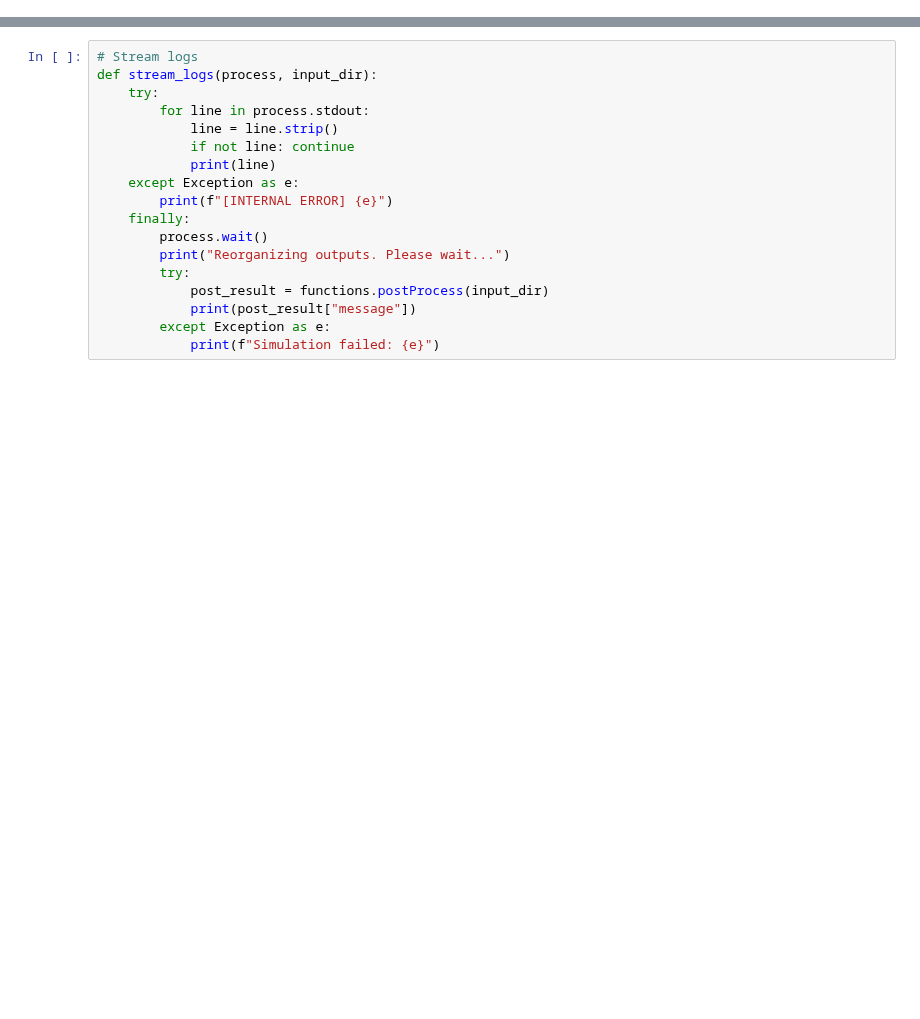
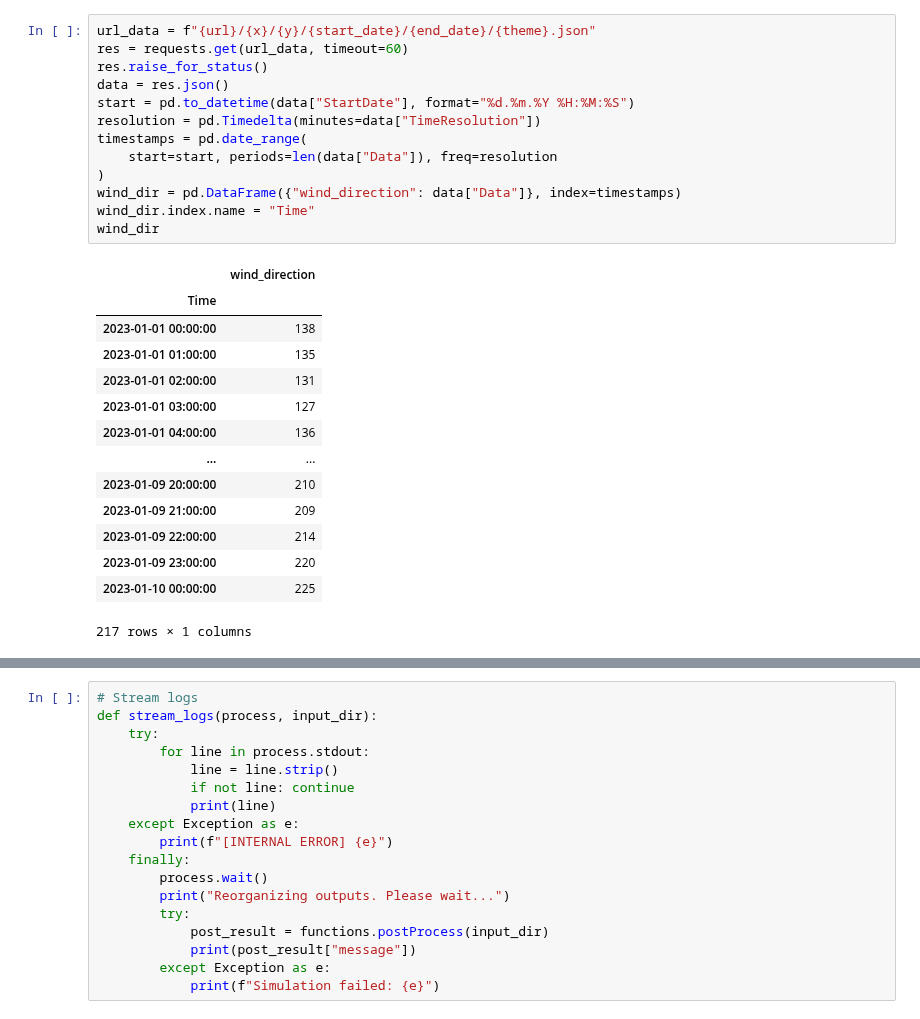
Before and after one commit to Lam-V-Nguyen/HydroAI-Fjord-Platform, a Jupyter notebook: test.ipynb, the cells around one changed output, grey strips where cells are left out. Drawn from its saved outputs; the diff is of its cells as text; blank space fills up the shorter version.

```diff
--- a/test.ipynb
+++ b/test.ipynb
@@ -6,0 +14,28 @@ from backend.app.config import PROJECT_DES, DELFT_PATH
+# %%
+url_data = f"{url}/{x}/{y}/{start_date}/{end_date}/{theme}.json"
+res = requests.get(url_data, timeout=60)
+res.raise_for_status()
+data = res.json()
+start = pd.to_datetime(data["StartDate"], format="%d.%m.%Y %H:%M:%S")
+resolution = pd.Timedelta(minutes=data["TimeResolution"])
+timestamps = pd.date_range(
+    start=start, periods=len(data["Data"]), freq=resolution
+)
+wind_dir = pd.DataFrame({"wind_direction": data["Data"]}, index=timestamps)
+wind_dir.index.name = "Time"
+wind_dir
+# %% [output]
+|  | wind_direction |
+| Time |  |
+| 2023-01-01 00:00:00 | 138 |
+| 2023-01-01 01:00:00 | 135 |
+| 2023-01-01 02:00:00 | 131 |
+| 2023-01-01 03:00:00 | 127 |
+| 2023-01-01 04:00:00 | 136 |
+| ... | ... |
+| 2023-01-09 20:00:00 | 210 |
+| 2023-01-09 21:00:00 | 209 |
+| 2023-01-09 22:00:00 | 214 |
+| 2023-01-09 23:00:00 | 220 |
+| 2023-01-10 00:00:00 | 225 |
+217 rows × 1 columns
```
Also changed, not shown: parts of 5 cells of this notebook, 10 other files.
